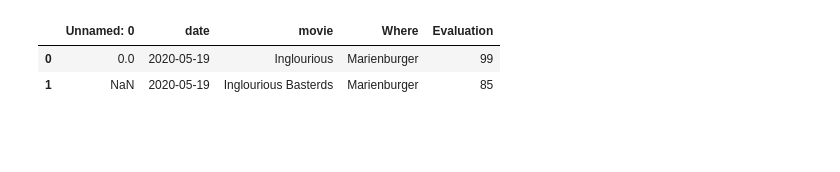
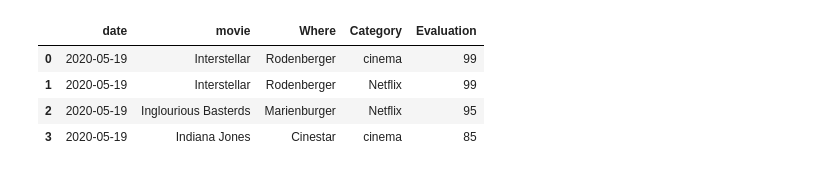
Before and after one commit to muellermax/MovieKit, a Jupyter notebook: Movie Diary.ipynb, the cells around one changed output. Cells and saved outputs as stored; diff of their text form; code cells hidden in the pictures; blank space fills up the shorter version.

```diff
--- a/Movie Diary.ipynb
+++ b/Movie Diary.ipynb
@@ -1,35 +0,0 @@
-# %%
-import pandas as pd
-from datetime import date
-
-
-class MovieDiary():
-
-    def __init__(self):
-
-        #self.movie = movie
-        self.new_movie = []
-        self.diary = pd.DataFrame(columns = ['date', 'movie', 'Where', 'Evaluation'])
-
-    def add_movie(self, movie, where, evaluation):
-
-        try:
-            self.diary = pd.read_csv('my_movie_diary.csv')
-
-            self.diary = self.diary.append({'date': date.today(),
-                                    'movie': movie,
-                                   'Where': where,
-                                   'Evaluation': evaluation}, ignore_index = True)
-
-            self.diary.to_csv('my_movie_diary.csv', mode='a')
-
-
-        except FileNotFoundError:
-            self.diary = self.diary.append({'date': date.today(),
-                                            'movie': movie,
-                                           'Where': where,
-                                           'Evaluation': evaluation}, ignore_index = True)
-
-            self.diary.to_csv('my_movie_diary.csv')
-
-        return self.diary
@@ -36,10 +125,17 @@ class MovieDiary():
 # %%
 my_diary = MovieDiary()
 
-#df = my_diary.add_movie('Inglourious', 'Marienburger', 99)
-df = my_diary.add_movie('Inglourious Basterds', 'Marienburger', 85)
+#df = my_diary.add_movie('Interstellar', 'Rodenberger', 'cinema', 99)
+#df = my_diary.add_movie('Inglourious Basterds', 'Marienburger', 'Netflix', 95)
+#df = my_diary.add_movie('Indiana Jones', 'Cinestar', 'cinema', 85)
+#df = my_diary.add_movie('Interstellar', 'Rodenberger', 'Netflix', 99)
 df
+#my_diary.delete_diary()
+
+my_diary.plot_top_movies_time()
 # %% [output]
-|  | Unnamed: 0 | date | movie | Where | Evaluation |
-| 0 | 0.0 | 2020-05-19 | Inglourious | Marienburger | 99 |
-| 1 | NaN | 2020-05-19 | Inglourious Basterds | Marienburger | 85 |
+|  | date | movie | Where | Category | Evaluation |
+| 0 | 2020-05-19 | Interstellar | Rodenberger | cinema | 99 |
+| 1 | 2020-05-19 | Interstellar | Rodenberger | Netflix | 99 |
+| 2 | 2020-05-19 | Inglourious Basterds | Marienburger | Netflix | 95 |
+| 3 | 2020-05-19 | Indiana Jones | Cinestar | cinema | 85 |
```
Also changed, not shown: parts of 2 cells of this notebook, 2 other files.
